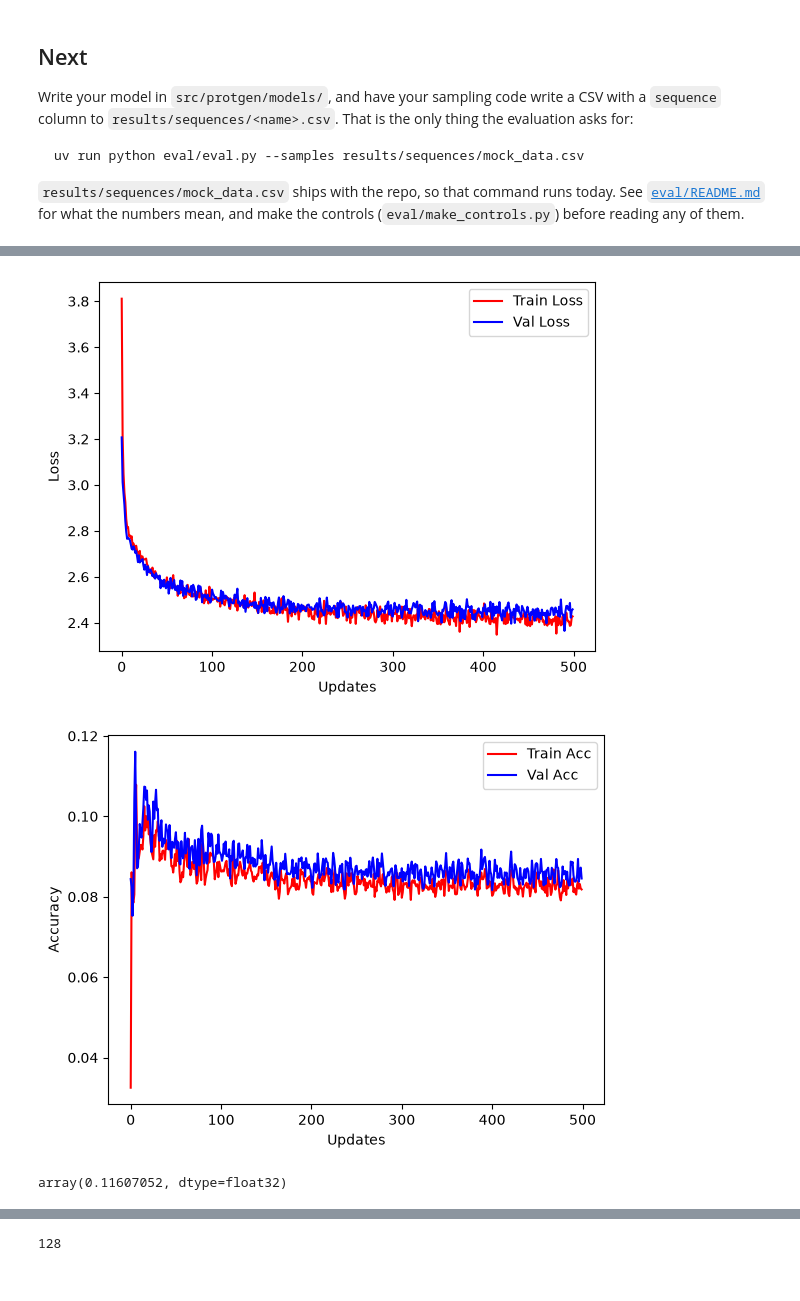
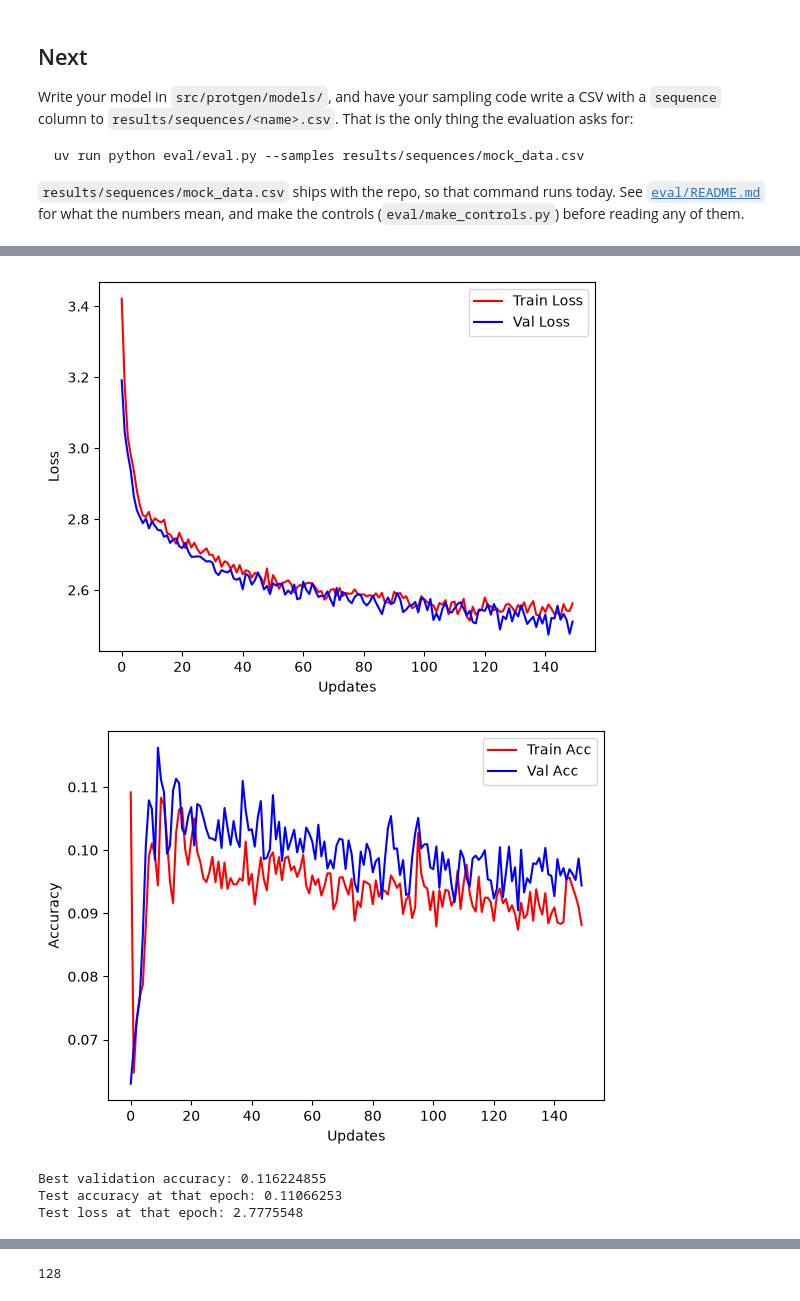
Before and after one commit to Jonasuno02/02456-autoregressive-project-41, a Jupyter notebook: notebooks/introduction_JB_tmp_v2.ipynb, the cells around one changed output, grey strips where cells are left out. Saved outputs shown, nothing was run; the diff lists cells and outputs as text; code cells hidden in the pictures.

Commit message:
Calculates test accuracy

```diff
--- a/notebooks/introduction_JB_tmp_v2.ipynb
+++ b/notebooks/introduction_JB_tmp_v2.ipynb
@@ -35,6 +35,9 @@ print(f"# Sample 0: \nTokens: \n {x}\n Shifted: \n {x_shifted}\n Label: {y}\n Le
 
 # DataLoader
 train_loader = DataLoader(train_data, batch_size=32, shuffle=True)
+
+# TestLoader
+test_loader = DataLoader(test_data, batch_size=32, shuffle=True)
 # %% [output]
 Data class: ProteinDataset(num_samples=16020, vocab_size=23, num_classes=3, max_length=129)
 # Train data:
@@ -265,10 +268,11 @@ def onehot(t, num_classes):
 # %%
 # number of training passses
 num_epochs = int(np.floor(size_of_traindata/batch_size_))
-num_epochs = 500
+num_epochs = 150
 #num_epochs =
 # store loss and accuracy for information
 train_losses, val_losses, train_accs, val_accs = [], [], [], []
+test_losses, test_accs = [], []
 
 def pred(X):
     """ Compute graph's prediction and return numpy array
@@ -356,6 +360,40 @@ for e in range(num_epochs):
     val_losses.append(val_loss.data.numpy())
     val_accs.append(val_acc.data.numpy())
 
+    # SAME FOR TEST DATA:
+    x_, x_shifted_, y_, length_ = next(iter(test_loader))
+    x_ = F.pad(x_, (2, 0, 0, 0))  # Zero padding with 2 columns to the left.
+
+    for i in range(x_.shape[0]):
+        progress = 0
+        endOfString = 0
+        while endOfString != 2:
+            if (i == 0) and (progress == 0):
+                X_test = x_[i, 0:3]
+                y_test = x_shifted_[i, 0]
+            else:
+                X_test = np.vstack((X_test, x_[i, (0 + progress):(3 + progress)]))
+                y_test = np.vstack((y_test, x_shifted_[i, (0 + progress)]))
+
+            endOfString = x_shifted_[i, (0 + progress)]
+            progress += 1
+
+    # Get test input and expected output as torch tensors
+    test_input = torch.from_numpy(X_test)
+    test_targets = torch.from_numpy(y_test)
+
+    # Predict with test input
+    test_output = net(test_input)
+
+    # Compute loss and accuracy
+    test_targets_oneHot = torch.Tensor(onehot(test_targets, num_output))
+    test_loss = cross_entropy(test_output, test_targets_oneHot)
+    test_acc = accuracy(test_output, test_targets)
+
+    # Store loss and accuracy
+    test_losses.append(test_loss.data.numpy())
+    test_accs.append(test_acc.data.numpy())
+
     if e % 10 == 0:
         print("Epoch %i, "
               "Train Cost: %0.3f"
@@ -413,9 +449,15 @@ Epoch 490, Train Cost: 2.375    Val Cost: 2.365  Val acc: 0.085
-[figure, old version]
+[figure, new version]
-[figure, old version]
+[figure, new version]
 # %%
-max(val_accs)
+best_index = int(np.argmax(val_accs))
+
+print("Best validation accuracy:", val_accs[best_index])
+print("Test accuracy at that epoch:", test_accs[best_index])
+print("Test loss at that epoch:", test_losses[best_index])
 # %% [output]
-array(0.11607052, dtype=float32)
+Best validation accuracy: 0.116224855
+Test accuracy at that epoch: 0.11066253
+Test loss at that epoch: 2.7775548
 # %%
 # Create reverse mapping: index -> token
 idx_to_token = {v: k for k, v in train_data.vocab.items()}
```
Also changed, not shown: parts of 2 cells of this notebook.
